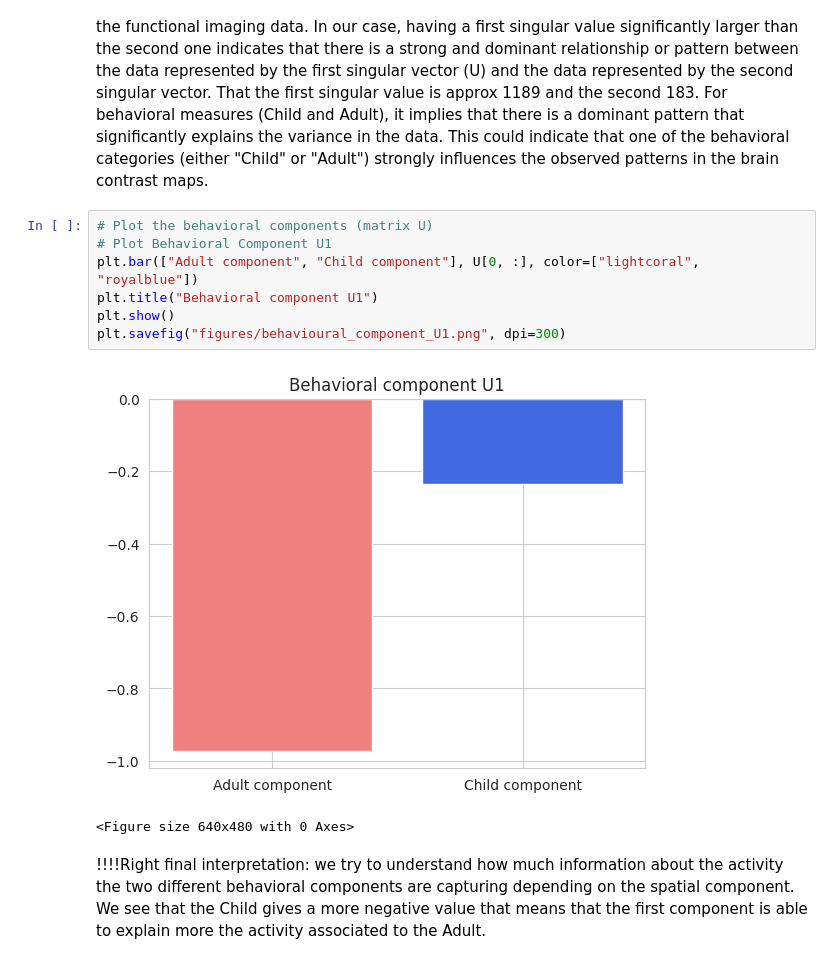
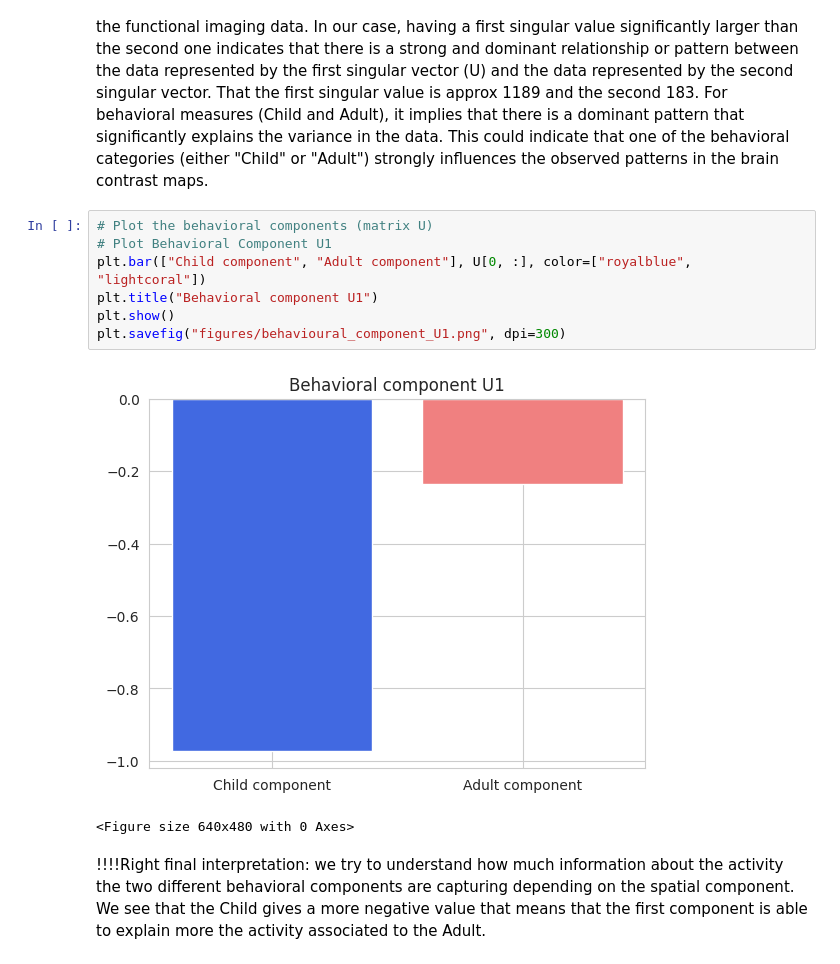
Before and after one commit to ludekcizinsky/fMRI-dimensionality-reduction, a Jupyter notebook: run.ipynb, the cells around one changed output. Cells and saved outputs as stored; diff of their text form.

```diff
--- a/run.ipynb
+++ b/run.ipynb
@@ -943,12 +942,12 @@ That the first singular value is approx 1189 and the second 183. For behavioral
 # %%
 # Plot the behavioral components (matrix U)
 # Plot Behavioral Component U1
-plt.bar(["Adult component", "Child component"], U[0, :], color=["lightcoral", "royalblue"])
+plt.bar(["Child component", "Adult component"], U[0, :], color=["royalblue", "lightcoral"])
 plt.title("Behavioral component U1")
 plt.show()
 plt.savefig("figures/behavioural_component_U1.png", dpi=300)
 # %% [output]
-[figure, old version]
+[figure, new version]
 <Figure size 640x480 with 0 Axes>
 # %% [markdown]
 !!!!Right final interpretation: we try to understand how much information about the activity the two different behavioral components are capturing depending on the spatial component. We see that the Child gives a more negative value that means that the first component is able to explain more the activity associated to the Adult.
```
Also changed, not shown: parts of 5 cells of this notebook.
